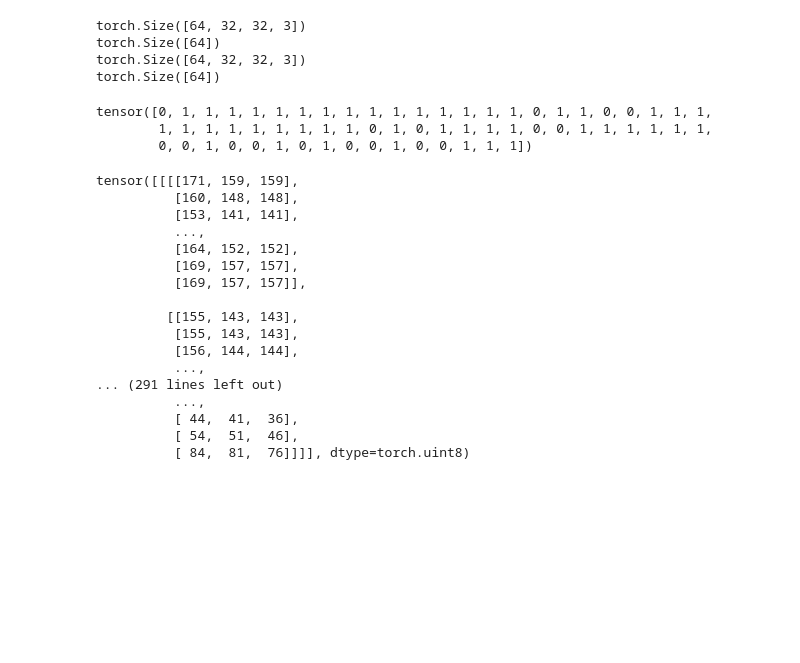
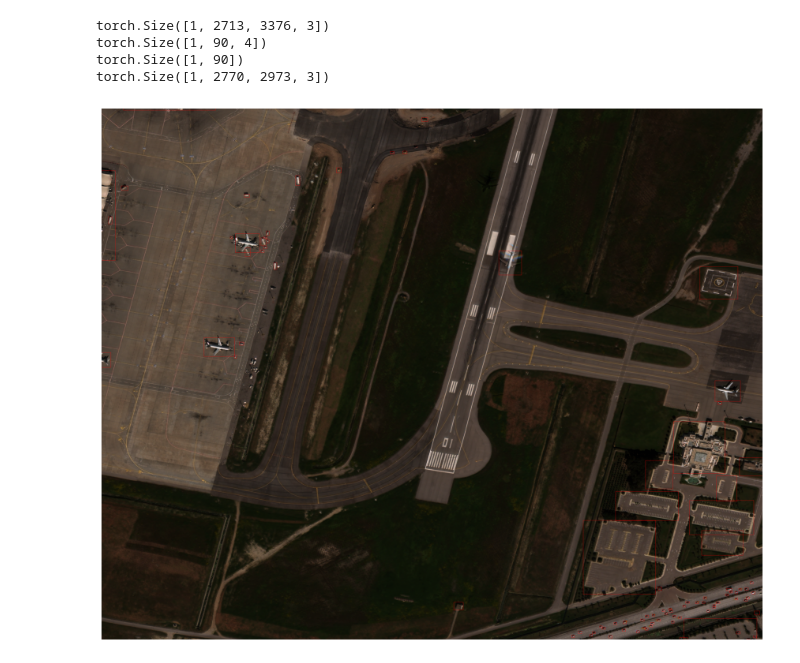
Before and after one commit to jakartaresearch/earth-vision, a Jupyter notebook: test.ipynb, the cells around one changed output. Saved outputs shown, nothing was run; the diff lists cells and outputs as text; code cells hidden in the pictures; blank space fills up the shorter version.

Commit message:
update init, getitem, and get_path_and_label

```diff
--- a/test.ipynb
+++ b/test.ipynb
@@ -8,5 +5,8 @@ valid_dataset = AerialCactus(root=os.getcwd(), data_mode='validation_set')
+# %%
+train_dataset = XView(root='D:/jakartaresearch', data_mode='train')
+valid_dataset = XView(root='D:/jakartaresearch', data_mode='validation')
 # %%
-train_dataloader = DataLoader(train_dataset, batch_size=64, shuffle=True)
-valid_dataloader = DataLoader(valid_dataset, batch_size=64, shuffle=True)
+train_dataloader = DataLoader(train_dataset, batch_size=1, shuffle=True)
+valid_dataloader = DataLoader(valid_dataset, batch_size=1, shuffle=True)
 # %%
 train_data, train_label = next(iter(train_dataloader))
@@ -14,36 +14,41 @@ valid_data, valid_label = next(iter(valid_dataloader))
 # %%
 print(train_data.shape)
-print(train_label.shape)
+print(train_label['boxes'].shape)
+print(train_label['labels'].shape)
 print(valid_data.shape)
-print(valid_label.shape)
 # %% [output]
-torch.Size([64, 32, 32, 3])
-torch.Size([64])
-torch.Size([64, 32, 32, 3])
-torch.Size([64])
+torch.Size([1, 2713, 3376, 3])
+torch.Size([1, 90, 4])
+torch.Size([1, 90])
+torch.Size([1, 2770, 2973, 3])
-# %%
-train_label
-# %% [output]
-tensor([0, 1, 1, 1, 1, 1, 1, 1, 1, 1, 1, 1, 1, 1, 1, 1, 0, 1, 1, 0, 0, 1, 1, 1,
-        1, 1, 1, 1, 1, 1, 1, 1, 1, 0, 1, 0, 1, 1, 1, 1, 0, 0, 1, 1, 1, 1, 1, 1,
-        0, 0, 1, 0, 0, 1, 0, 1, 0, 0, 1, 0, 0, 1, 1, 1])
-# %%
-train_data
-# %% [output]
-tensor([[[[171, 159, 159],
-          [160, 148, 148],
-          [153, 141, 141],
-          ...,
-          [164, 152, 152],
-          [169, 157, 157],
-          [169, 157, 157]],
-
-         [[155, 143, 143],
-          [155, 143, 143],
-          [156, 144, 144],
-          ...,
-... (291 lines left out)
-          ...,
-          [ 44,  41,  36],
-          [ 54,  51,  46],
-          [ 84,  81,  76]]]], dtype=torch.uint8)
+# %%
+import numpy as np
+import matplotlib.pyplot as plt
+from PIL import Image, ImageDraw
+
+def draw_bboxes(img, boxes=None):
+    """
+    A helper function to draw bounding box rectangles on images
+    Args:
+        img: image to be drawn on in array format
+        boxes: an (N,4) array of bounding boxes
+    Returns:
+        Image with drawn bounding boxes
+    """
+    source = Image.fromarray(np.array(img))
+    draw = ImageDraw.Draw(source)
+
+    if boxes is not None:
+        for b in boxes:
+            xmin, ymin, xmax, ymax = b
+            draw.rectangle(((xmin, ymin), (xmax, ymax)), outline='red')
+    return source
+# %%
+img = train_data[0]
+bbox = train_label['boxes'][0]
+labeled = draw_bboxes(img, bbox)
+plt.figure(figsize=(15,15))
+plt.axis('off')
+plt.imshow(labeled);
+# %% [output]
+[figure, added]
```
Also changed, not shown: parts of 4 cells of this notebook, 1 other file.
